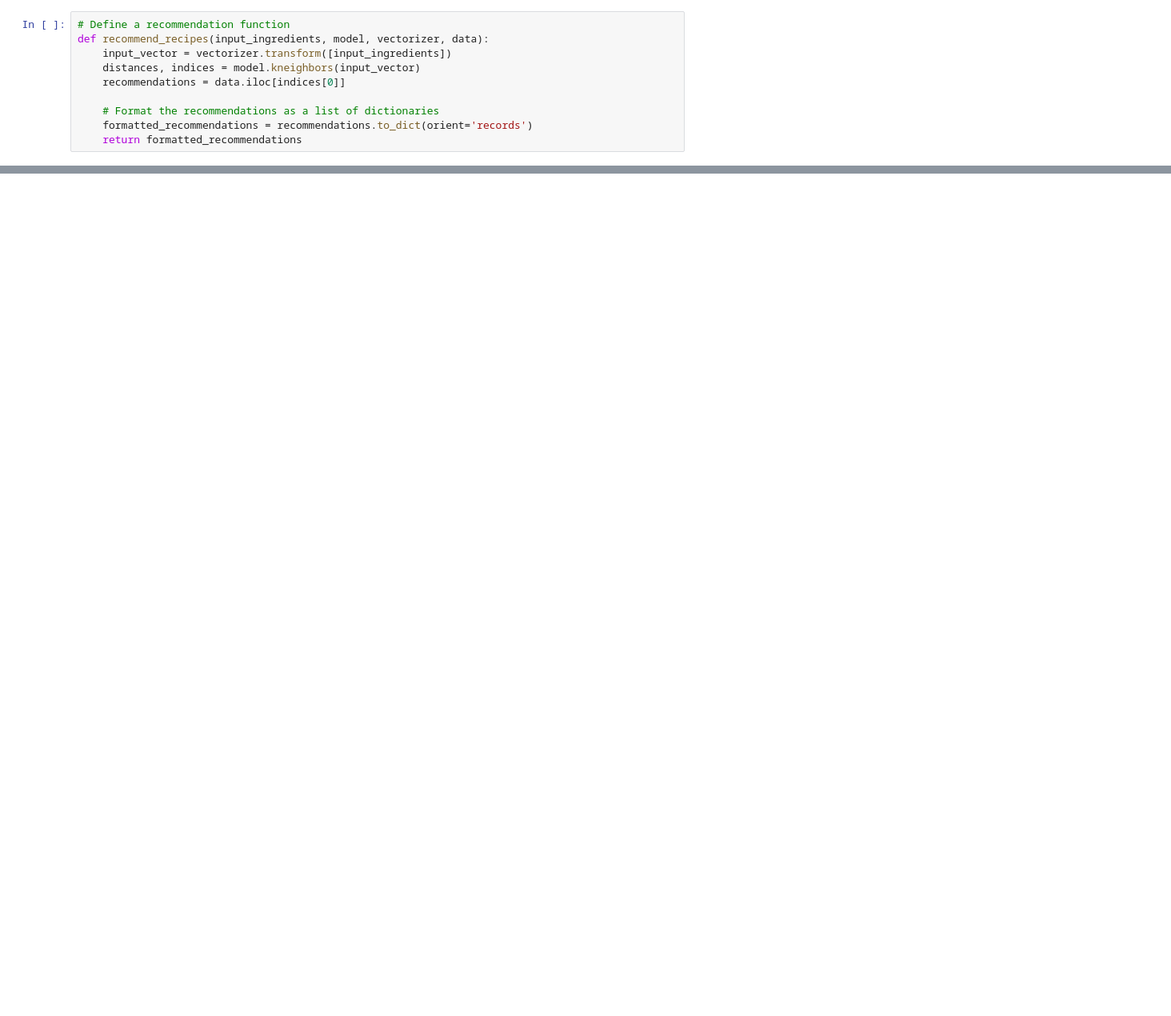
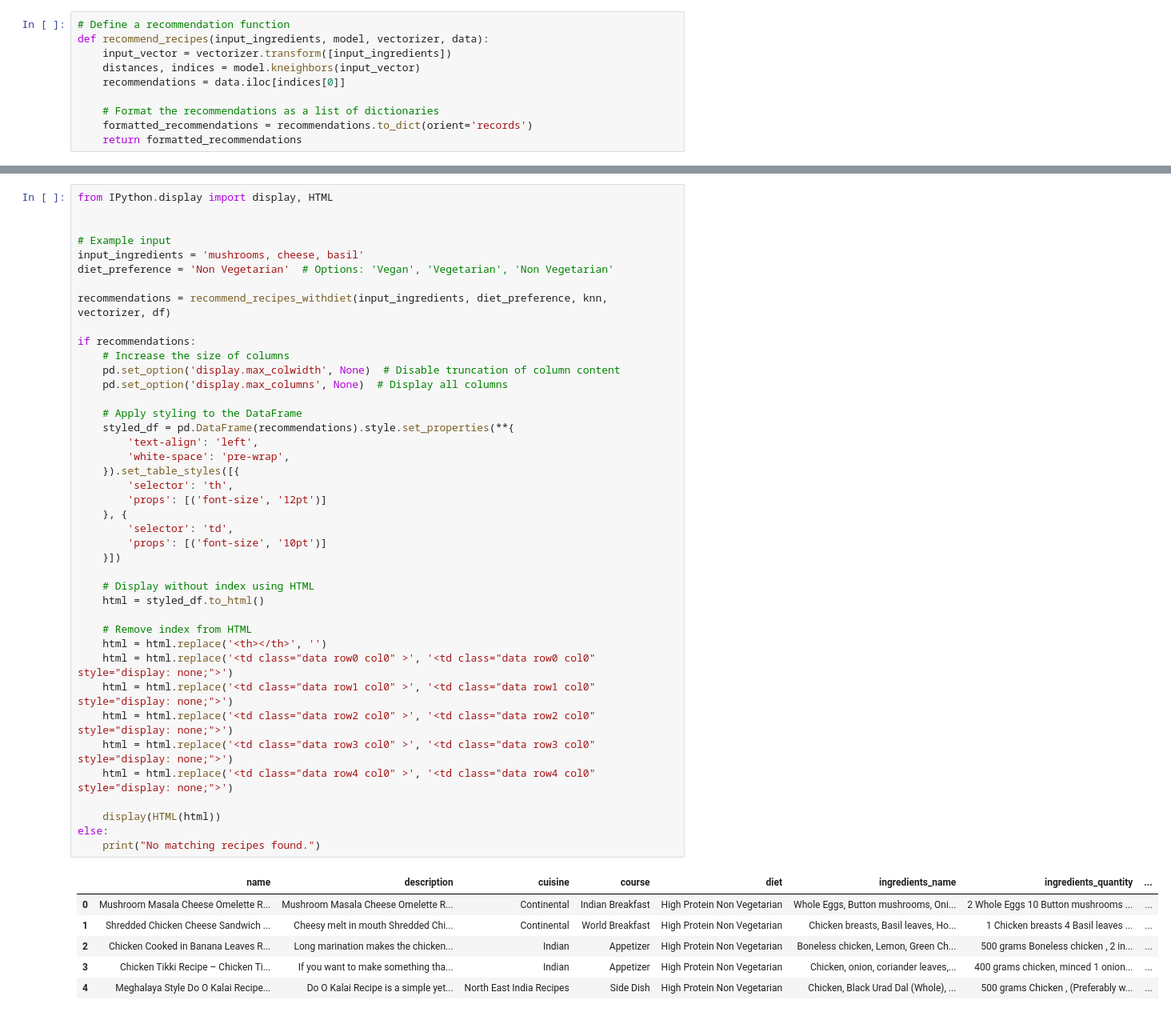
Before and after one commit to keerthi0211/RecipeRecommendationSystem, a Jupyter notebook: recipe.ipynb, the cells around one changed output, grey strips where cells are left out. Shown at 80% size. Cells and saved outputs as stored; diff of their text form; blank space fills up the shorter version.

```diff
--- a/recipe.ipynb
+++ b/recipe.ipynb
@@ -375,0 +423,48 @@ display(HTML(html))
+# %%
+from IPython.display import display, HTML
+
+
+# Example input
+input_ingredients = 'mushrooms, cheese, basil'
+diet_preference = 'Non Vegetarian'  # Options: 'Vegan', 'Vegetarian', 'Non Vegetarian'
+
+recommendations = recommend_recipes_withdiet(input_ingredients, diet_preference, knn, vectorizer, df)
+
+if recommendations:
+    # Increase the size of columns
+    pd.set_option('display.max_colwidth', None)  # Disable truncation of column content
+    pd.set_option('display.max_columns', None)  # Display all columns
+
+    # Apply styling to the DataFrame
+    styled_df = pd.DataFrame(recommendations).style.set_properties(**{
+        'text-align': 'left',
+        'white-space': 'pre-wrap',
+    }).set_table_styles([{
+        'selector': 'th',
+        'props': [('font-size', '12pt')]
+    }, {
+        'selector': 'td',
+        'props': [('font-size', '10pt')]
+    }])
+
+    # Display without index using HTML
+    html = styled_df.to_html()
+
+    # Remove index from HTML
+    html = html.replace('<th></th>', '')
+    html = html.replace('<td class="data row0 col0" >', '<td class="data row0 col0" style="display: none;">')
+    html = html.replace('<td class="data row1 col0" >', '<td class="data row1 col0" style="display: none;">')
+    html = html.replace('<td class="data row2 col0" >', '<td class="data row2 col0" style="display: none;">')
+    html = html.replace('<td class="data row3 col0" >', '<td class="data row3 col0" style="display: none;">')
+    html = html.replace('<td class="data row4 col0" >', '<td class="data row4 col0" style="display: none;">')
+
+    display(HTML(html))
+else:
+    print("No matching recipes found.")
+# %% [output]
+|  | name | description | cuisine | course | diet | ingredients_name | ingredients_quantity | ... |
+| 0 | Mushroom Masala Cheese Omelette R... | Mushroom Masala Cheese Omelette R... | Continental | Indian Breakfast | High Protein Non Vegetarian | Whole Eggs, Button mushrooms, Oni... | 2 Whole Eggs 10 Button mushrooms ... | ... |
+| 1 | Shredded Chicken Cheese Sandwich ... | Cheesy melt in mouth Shredded Chi... | Continental | World Breakfast | High Protein Non Vegetarian | Chicken breasts, Basil leaves, Ho... | 1 Chicken breasts 4 Basil leaves ... | ... |
+| 2 | Chicken Cooked in Banana Leaves R... | Long marination makes the chicken... | Indian | Appetizer | High Protein Non Vegetarian | Boneless chicken, Lemon, Green Ch... | 500 grams Boneless chicken , 2 in... | ... |
+| 3 | Chicken Tikki Recipe – Chicken Ti... | If you want to make something tha... | Indian | Appetizer | High Protein Non Vegetarian | Chicken, onion, coriander leaves,... | 400 grams chicken, minced 1 onion... | ... |
+| 4 | Meghalaya Style Do O Kalai Recipe... | Do O Kalai Recipe is a simple yet... | North East India Recipes | Side Dish | High Protein Non Vegetarian | Chicken, Black Urad Dal (Whole), ... | 500 grams Chicken , (Preferably w... | ... |
```
Also changed, not shown: parts of 13 cells of this notebook.
